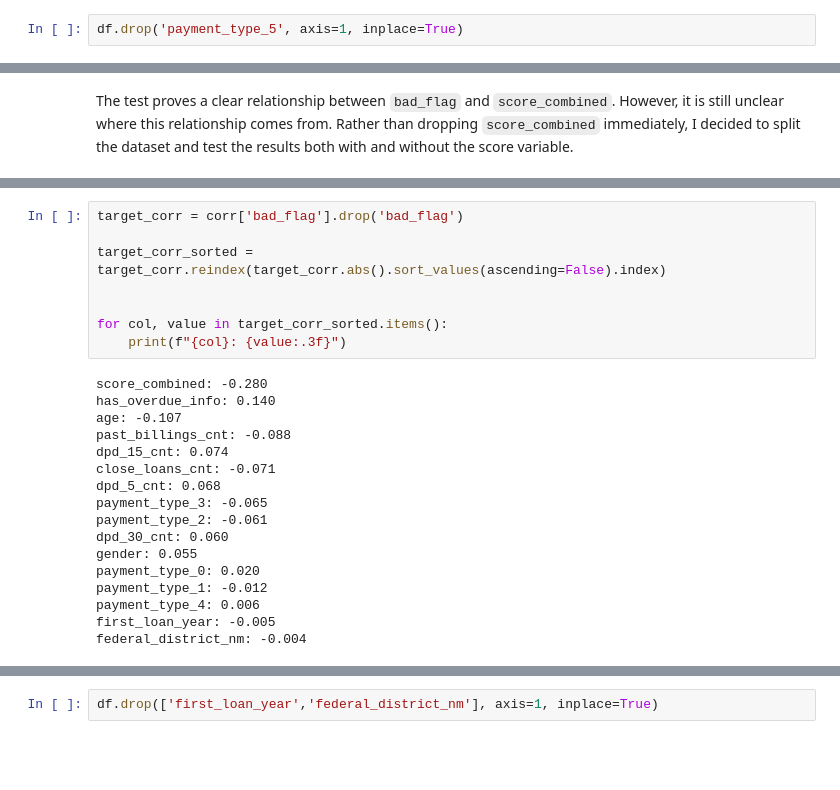
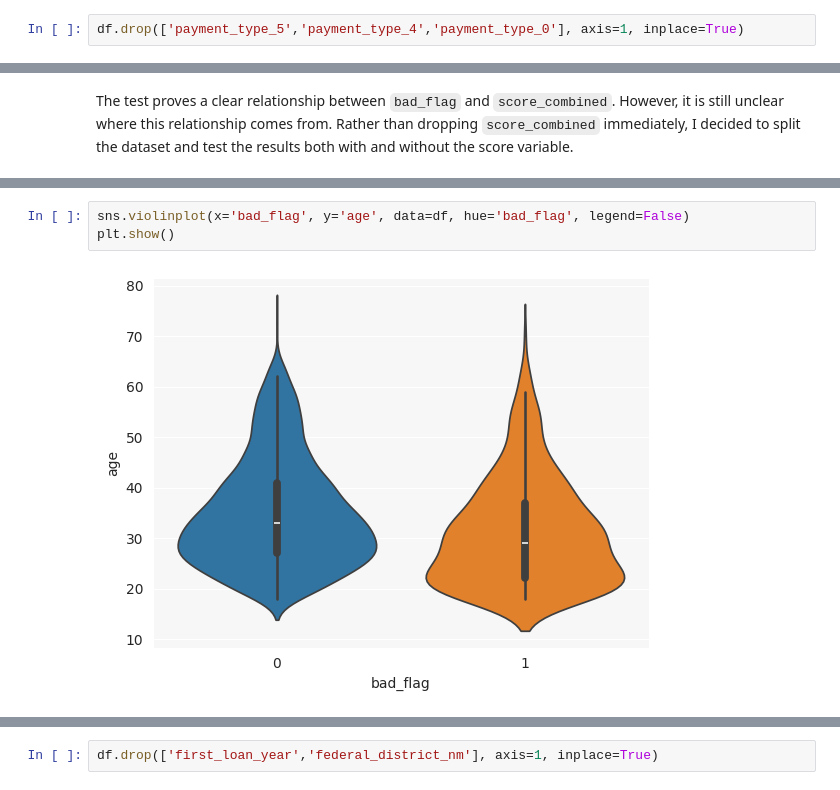
Before and after one commit to PetaGb/fraud-detection, a Jupyter notebook: eda.ipynb, the cells around one changed output, grey strips where cells are left out. Saved outputs shown, nothing was run; the diff lists cells and outputs as text; blank space fills up the shorter version.

```diff
--- a/eda.ipynb
+++ b/eda.ipynb
@@ -207,5 +232,5 @@ True
 # %%
-df.drop('payment_type_5', axis=1, inplace=True)
+df.drop(['payment_type_5','payment_type_4','payment_type_0'], axis=1, inplace=True)
 # %% [markdown]
 The dataset is of unknown origin and lacks documentation. Therefore, the relationship between the credit score and `bad_flag` is unclear. If `bad_flag` is directly or indirectly derived from the score (or vice versa), it could cause data leakage.
 
@@ -240,25 +247,5 @@ plt.show()
-# %%
-target_corr = corr['bad_flag'].drop('bad_flag')
-
-target_corr_sorted = target_corr.reindex(target_corr.abs().sort_values(ascending=False).index)
-
-
-for col, value in target_corr_sorted.items():
-    print(f"{col}: {value:.3f}")
-# %% [output]
-score_combined: -0.280
-has_overdue_info: 0.140
-age: -0.107
-past_billings_cnt: -0.088
-dpd_15_cnt: 0.074
-close_loans_cnt: -0.071
-dpd_5_cnt: 0.068
-payment_type_3: -0.065
-payment_type_2: -0.061
-dpd_30_cnt: 0.060
-gender: 0.055
-payment_type_0: 0.020
-payment_type_1: -0.012
-payment_type_4: 0.006
-first_loan_year: -0.005
-federal_district_nm: -0.004
+# %%
+sns.violinplot(x='bad_flag', y='age', data=df, hue='bad_flag', legend=False)
+plt.show()
+# %% [output]
+[figure, added]
```
Also changed, not shown: parts of 14 cells of this notebook.
